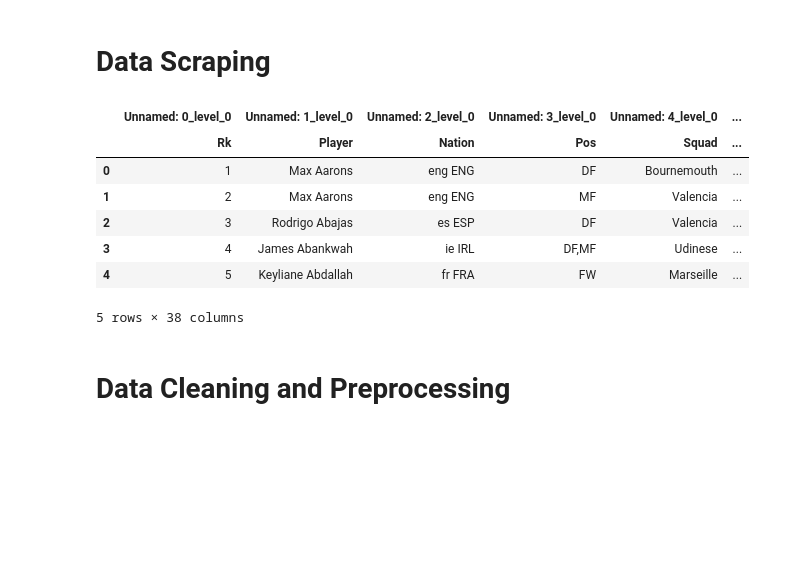
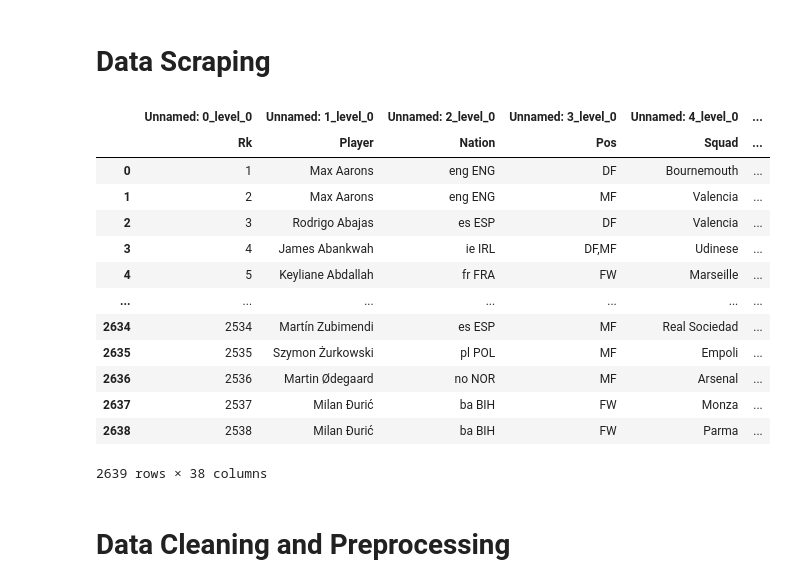
Before and after one commit to DarthJkid/FBREF_Analysis, a Jupyter notebook: Top_Five_Leagues_Player_Analysis.ipynb, the cells around one changed output. Drawn from its saved outputs; the diff is of its cells as text; code cells hidden in the pictures; blank space fills up the shorter version.

```diff
--- a/Top_Five_Leagues_Player_Analysis.ipynb
+++ b/Top_Five_Leagues_Player_Analysis.ipynb
@@ -19,15 +19,21 @@ import statsmodels.api as sm
 # Data Scraping
 # %%
 df = pd.read_html('https://fbref.com/en/comps/Big5/stats/players/Big-5-European-Leagues-Stats', attrs={'id': 'stats_standard'}) [0]
-df.head()
+df
 # %% [output]
 |  | Unnamed: 0_level_0 | Unnamed: 1_level_0 | Unnamed: 2_level_0 | Unnamed: 3_level_0 | Unnamed: 4_level_0 | ... |
 |  | Rk | Player | Nation | Pos | Squad | ... |
 | 0 | 1 | Max Aarons | eng ENG | DF | Bournemouth | ... |
 | 1 | 2 | Max Aarons | eng ENG | MF | Valencia | ... |
 | 2 | 3 | Rodrigo Abajas | es ESP | DF | Valencia | ... |
 | 3 | 4 | James Abankwah | ie IRL | DF,MF | Udinese | ... |
 | 4 | 5 | Keyliane Abdallah | fr FRA | FW | Marseille | ... |
+| ... | ... | ... | ... | ... | ... | ... |
+| 2634 | 2534 | Martín Zubimendi | es ESP | MF | Real Sociedad | ... |
+| 2635 | 2535 | Szymon Żurkowski | pl POL | MF | Empoli | ... |
+| 2636 | 2536 | Martin Ødegaard | no NOR | MF | Arsenal | ... |
+| 2637 | 2537 | Milan Đurić | ba BIH | FW | Monza | ... |
+| 2638 | 2538 | Milan Đurić | ba BIH | FW | Parma | ... |
-5 rows × 38 columns
+2639 rows × 38 columns
 # %% [markdown]
 # Data Cleaning and Preprocessing
```
Also changed, not shown: parts of 1 cell of this notebook.
